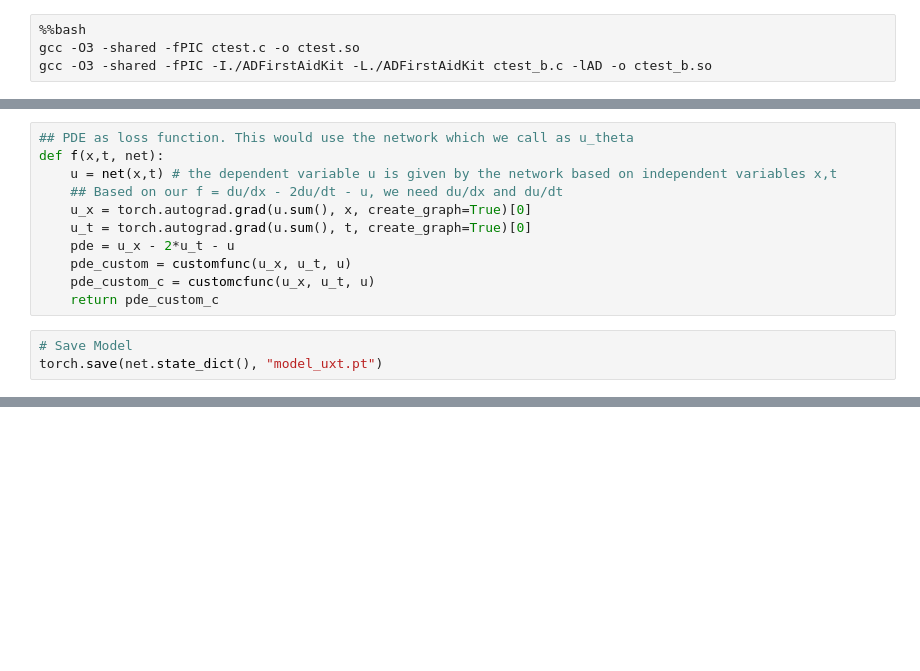
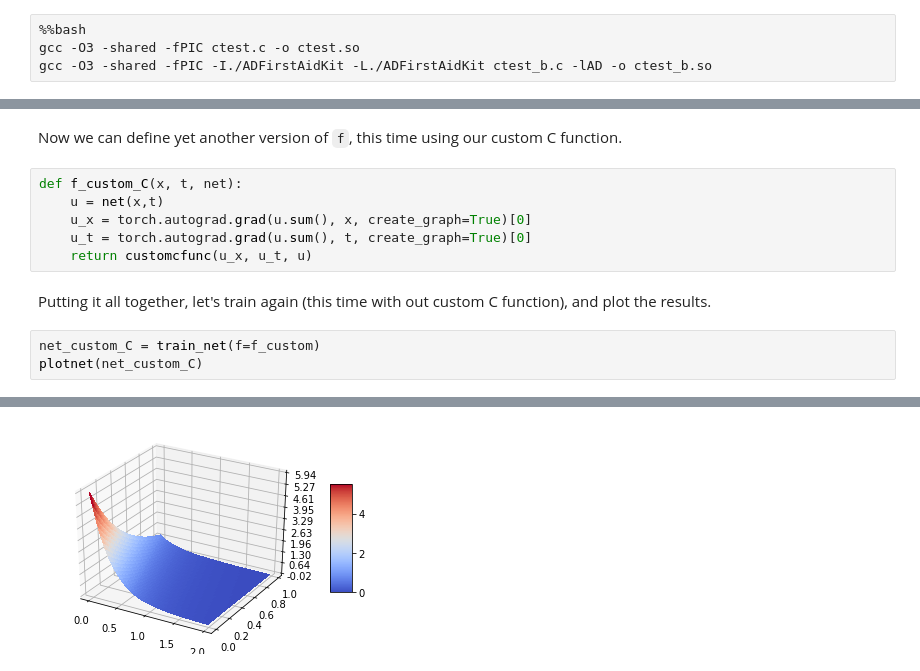
Before and after one commit to sriharikrishna/siamcse23, a Jupyter notebook: pinn_tapenade.ipynb, the cells around one changed output, grey strips where cells are left out. Saved outputs shown, nothing was run; the diff lists cells and outputs as text; blank space fills up the shorter version.

```diff
--- a/pinn_tapenade.ipynb
+++ b/pinn_tapenade.ipynb
@@ -419,17 +421,17 @@ test = gradcheck(customcfunc, (u_x, u_t, u), eps=1e-3, atol=1e-2)
 print(test)
 # %% [output]
 True
+# %% [markdown]
+Now we can define yet another version of `f`, this time using our custom C function.
 # %%
-## PDE as loss function. This would use the network which we call as u_theta
-def f(x,t, net):
-    u = net(x,t) # the dependent variable u is given by the network based on independent variables x,t
-    ## Based on our f = du/dx - 2du/dt - u, we need du/dx and du/dt
+def f_custom_C(x, t, net):
+    u = net(x,t)
     u_x = torch.autograd.grad(u.sum(), x, create_graph=True)[0]
     u_t = torch.autograd.grad(u.sum(), t, create_graph=True)[0]
-    pde = u_x - 2*u_t - u
-    pde_custom = customfunc(u_x, u_t, u)
-    pde_custom_c = customcfunc(u_x, u_t, u)
-    return pde_custom_c
+    return customcfunc(u_x, u_t, u)
-# %%
-# Save Model
-torch.save(net.state_dict(), "model_uxt.pt")
+# %% [markdown]
+Putting it all together, let's train again (this time with out custom C function), and plot the results.
+# %%
+net_custom_C = train_net(f=f_custom)
+plotnet(net_custom_C)
+# %% [output]
@@ -435,0 +455 @@ torch.save(net.state_dict(), "model_uxt.pt")
+[figure, added]
```
Also changed, not shown: parts of 6 cells of this notebook.
